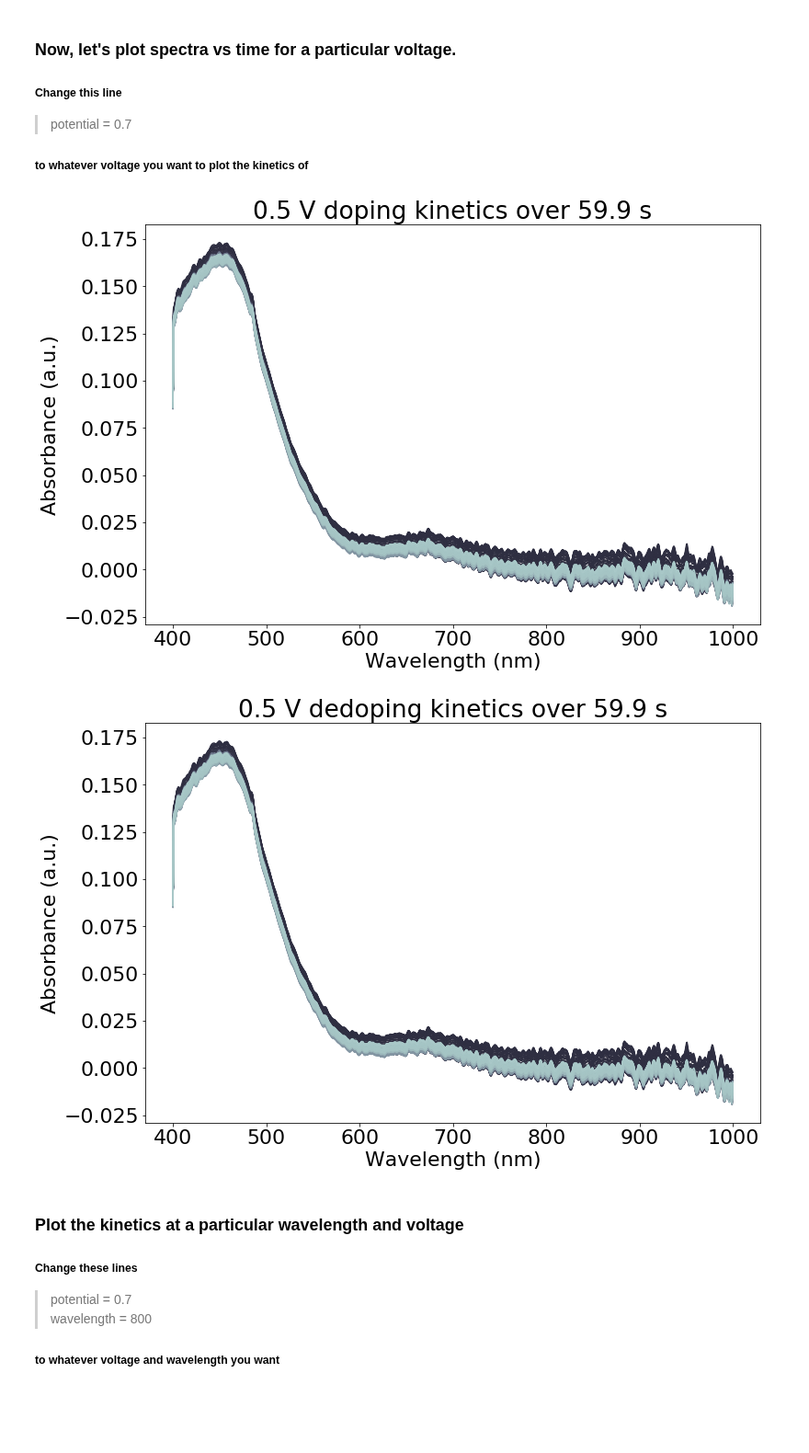
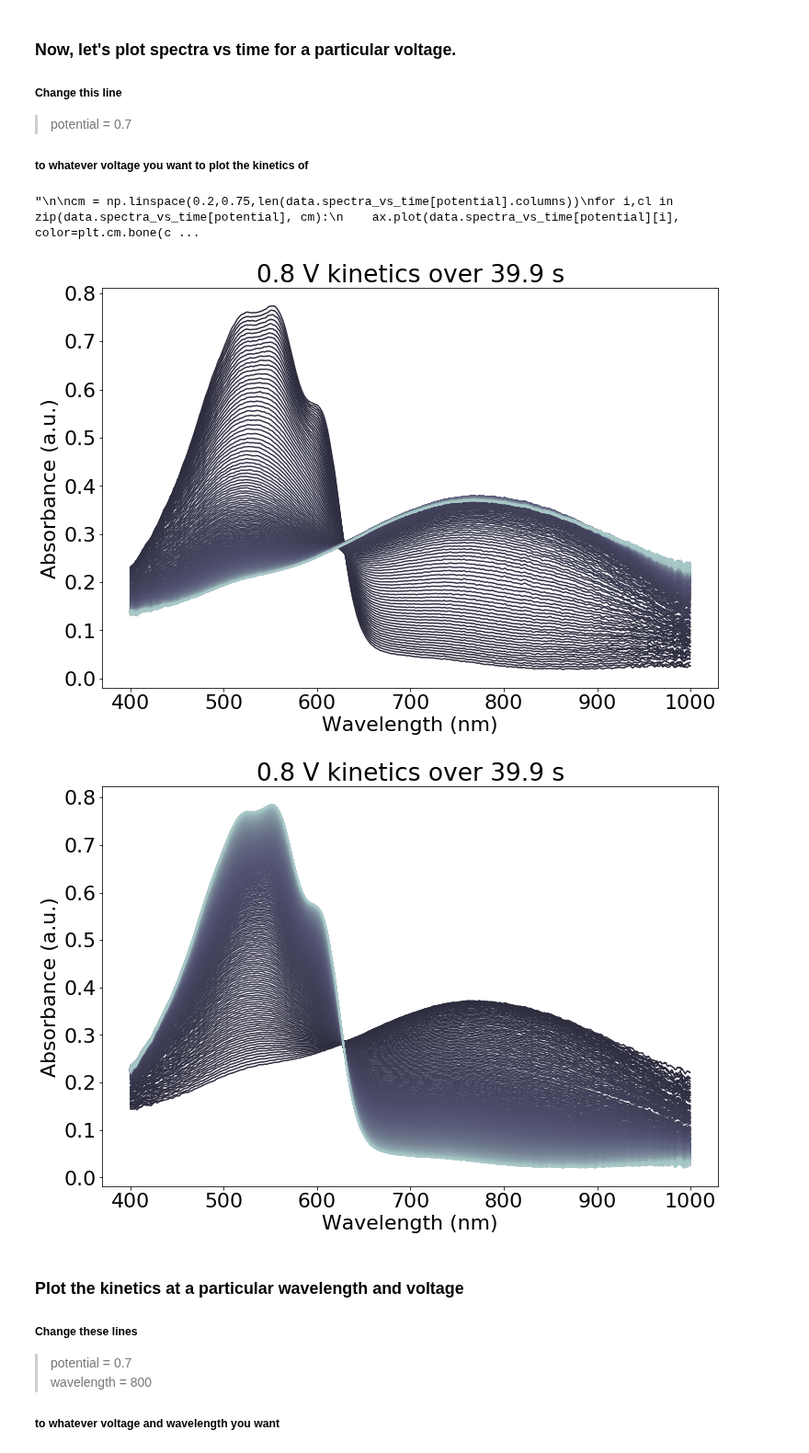
Before and after one commit to rajgiriUW/OECT_processing, a Jupyter notebook: processing_scripts/UV-Vis Notebook.ipynb, the cells around one changed output. Shown at 92% size. Cells and saved outputs as stored; diff of their text form; code cells hidden in the pictures; blank space fills up the shorter version.

```diff
--- a/processing_scripts/UV-Vis Notebook.ipynb
+++ b/processing_scripts/UV-Vis Notebook.ipynb
@@ -50,7 +58,7 @@ path = data_path
 #   Specs = spectra
 #   Volts = potentials extracted from the steps files
 
-steps, specs, volts, dedopesteps, dedopespecs = uvvis.read_files(data_path)
+steps, specs, volts, dedopesteps, dedopespecs = uvvis.read_files(data_folder)
 # %% [markdown]
 ## 1. Process Data!
 
@@ -241,9 +246,12 @@ for i,cl in zip(data.spectra_sm, cm):
 ax.set_xlabel('Wavelength (nm)')
 ax.set_ylabel('Absorbance (a.u.)')
 ax.legend(labels = data.potentials)
-ax.set_title('Time=90 s data at each potential step')
+ax.set_title('Time = 0 s data at each potential step')
 
-plt.savefig(path + r'\\' + 'Doping Spectra, t=0 s'+filenamestring+'.jpg')
+plot_name =  'Doping Spectra, t=0 s'+filenamestring+'.jpg'
+working_path = data_folder / plot_name
+#plt.savefig(path + r'//' + 'Doping Spectra, t=0 s'+filenamestring+'.jpg')
+plt.savefig(working_path)
 
 if dedata:
     fig, ax = plt.subplots(nrows=1, figsize=(12,8), facecolor='white')
@@ -260,7 +268,10 @@ if dedata:
     ax.set_xlabel('Wavelength (nm)')
     ax.set_ylabel('Absorbance (a.u.)')
     ax.legend(labels = dedata.potentials)
-    ax.set_title('Time=90 s data at each dedoping potential step')
+    ax.set_title('Time = 0 s data at each dedoping potential step')
 
-    plt.savefig(path + r'\\' + 'Dedoping Spectra, t=0 s'+filenamestring+'.jpg')
+    plot_name = 'Dedoping Spectra, t=0 s'+filenamestring+'.jpg'
+    working_path = data_folder / plot_name
+#    plt.savefig(path + r'//' + 'Dedoping Spectra, t=0 s'+filenamestring+'.jpg')
+    plt.savefig(working_path)
 # %% [output]
@@ -274,35 +285,63 @@ if dedata:
 # %%
 fig, ax = plt.subplots(nrows=1, figsize=(12,8),  facecolor='white')
 
-potential = 0.5 # Change this to whatever voltage you want to plot
+potential = 0.8 # Change this to whatever voltage you want to plot
 
 endtime = data.spectra_vs_time[potential].columns[-1]
+
+ax = uvvis.plot_spectra_vs_time(data, ax=ax, potential=potential, crange=[0.2, 0.75])
+plot_name = 'Doping Spectra at '+str(potential) +' V over ' + str(endtime) + ' s'+filenamestring+'.jpg'
+working_path = data_folder / plot_name
+plt.savefig(working_path)
+
+if dedata:
+    fig, ax = plt.subplots(nrows=1, figsize=(12,8),  facecolor='white')
+    ax = uvvis.plot_spectra_vs_time(dedata, ax=ax, potential=potential, crange=[0.2, 0.75])
+
+    plot_name = 'Dedoping Spectra at '+str(potential) +' V over ' + str(endtime) + ' s'+filenamestring+'.jpg'
+    working_path = data_folder / plot_name
+    plt.savefig(working_path)
+
+
+# If you'd like more control, here's the code behind the plot_spectra_vs_time function
+'''
+
 cm = np.linspace(0.2,0.75,len(data.spectra_vs_time[potential].columns))
 for i,cl in zip(data.spectra_vs_time[potential], cm):
     ax.plot(data.spectra_vs_time[potential][i], color=plt.cm.bone(cl*1))
 
 ax.set_xlabel('Wavelength (nm)')
 ax.set_ylabel('Absorbance (a.u.)')
 ax.set_title(str(potential) +' V doping kinetics over ' + str(endtime) + ' s')
 
-plt.savefig(path + r'\\' + 'Doping Spectra at '+str(potential) +' V over ' + str(endtime) + ' s'+filenamestring+'.jpg')
+plot_name = 'Doping Spectra at '+str(potential) +' V over ' + str(endtime) + ' s'+filenamestring+'.jpg'
+working_path = data_folder / plot_name
+#plt.savefig(path + r'//' + 'Doping Spectra at '+str(potential) +' V over ' + str(endtime) + ' s'+filenamestring+'.jpg')
+plt.savefig(working_path)
+
 
 if dedata:
     fig, ax = plt.subplots(nrows=1, figsize=(12,8),  facecolor='white')
 
     #potential = 0.7 # Change this to whatever voltage you want to plot
 
     endtime = dedata.spectra_vs_time[potential].columns[-1]
     cm = np.linspace(0.2,0.75,len(data.spectra_vs_time[potential].columns))
     for i,cl in zip(dedata.spectra_vs_time[potential], cm):
         ax.plot(dedata.spectra_vs_time[potential][i], color=plt.cm.bone(cl*1))
 
     ax.set_xlabel('Wavelength (nm)')
     ax.set_ylabel('Absorbance (a.u.)')
     ax.set_title(str(potential) +' V dedoping kinetics over ' + str(endtime) + ' s')
 
-    plt.savefig(path + r'\\' + 'Dedoping Spectra at '+str(potential) +' V over ' + str(endtime) + ' s'+filenamestring+'.jpg')
+    plot_name = 'Dedoping Spectra at '+str(potential) +' V over ' + str(endtime) + ' s'+filenamestring+'.jpg'
+    working_path = data_folder / plot_name
+#    plt.savefig(path + r'//' + 'Dedoping Spectra at '+str(potential) +' V over ' + str(endtime) + ' s'+filenamestring+'.jpg')
+    plt.savefig(working_path)
+
+'''
 # %% [output]
+"\n\ncm = np.linspace(0.2,0.75,len(data.spectra_vs_time[potential].columns))\nfor i,cl in zip(data.spectra_vs_time[potential], cm):\n    ax.plot(data.spectra_vs_time[potential][i], color=plt.cm.bone(c ...
-[figure, old version]
+[figure, new version]
-[figure, old version]
+[figure, new version]
 # %% [markdown]
```
Also changed, not shown: parts of 29 cells of this notebook.
